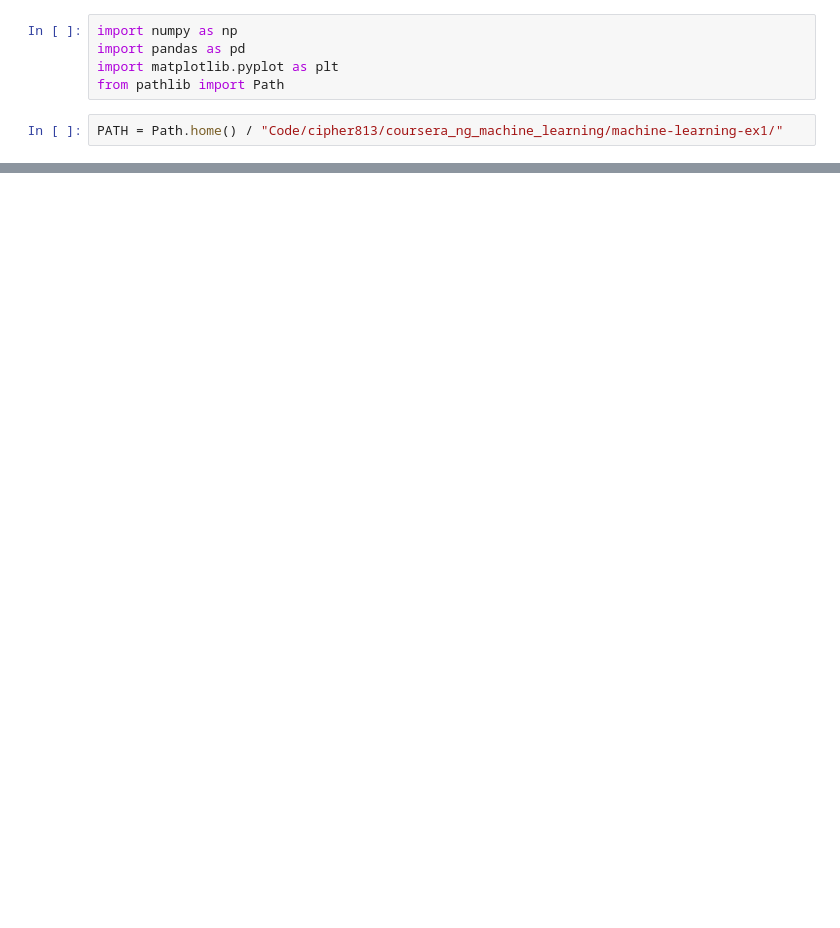
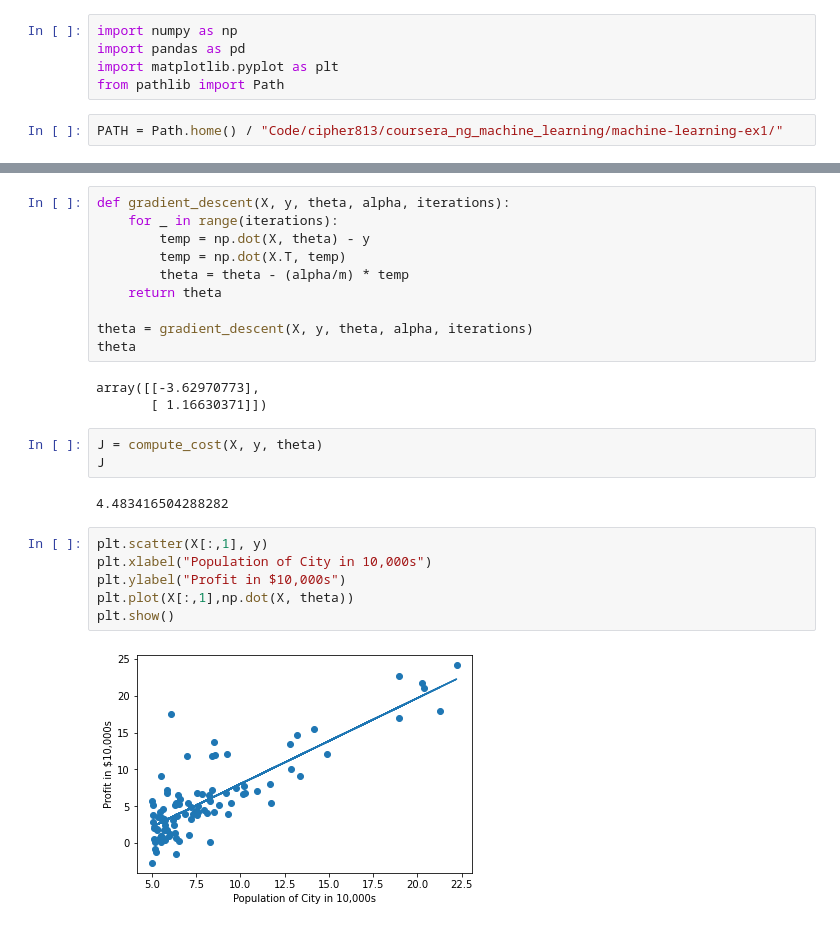
Before and after one commit to cipher813/coursera_ng_machine_learning, a Jupyter notebook: 2_LinearRegression_200429.ipynb, the cells around one changed output, grey strips where cells are left out. Cells and saved outputs as stored; diff of their text form; blank space fills up the shorter version.

```diff
--- a/2_LinearRegression_200429.ipynb
+++ b/2_LinearRegression_200429.ipynb
@@ -35,0 +65,26 @@ X = np.hstack((ones, X))  # adds intercept term
+# %%
+def gradient_descent(X, y, theta, alpha, iterations):
+    for _ in range(iterations):
+        temp = np.dot(X, theta) - y
+        temp = np.dot(X.T, temp)
+        theta = theta - (alpha/m) * temp
+    return theta
+
+theta = gradient_descent(X, y, theta, alpha, iterations)
+theta
+# %% [output]
+array([[-3.62970773],
+       [ 1.16630371]])
+# %%
+J = compute_cost(X, y, theta)
+J
+# %% [output]
+4.483416504288282
+# %%
+plt.scatter(X[:,1], y)
+plt.xlabel("Population of City in 10,000s")
+plt.ylabel("Profit in $10,000s")
+plt.plot(X[:,1],np.dot(X, theta))
+plt.show()
+# %% [output]
+[figure, added]
```
Also changed, not shown: parts of 21 cells of this notebook, 1 other file.
